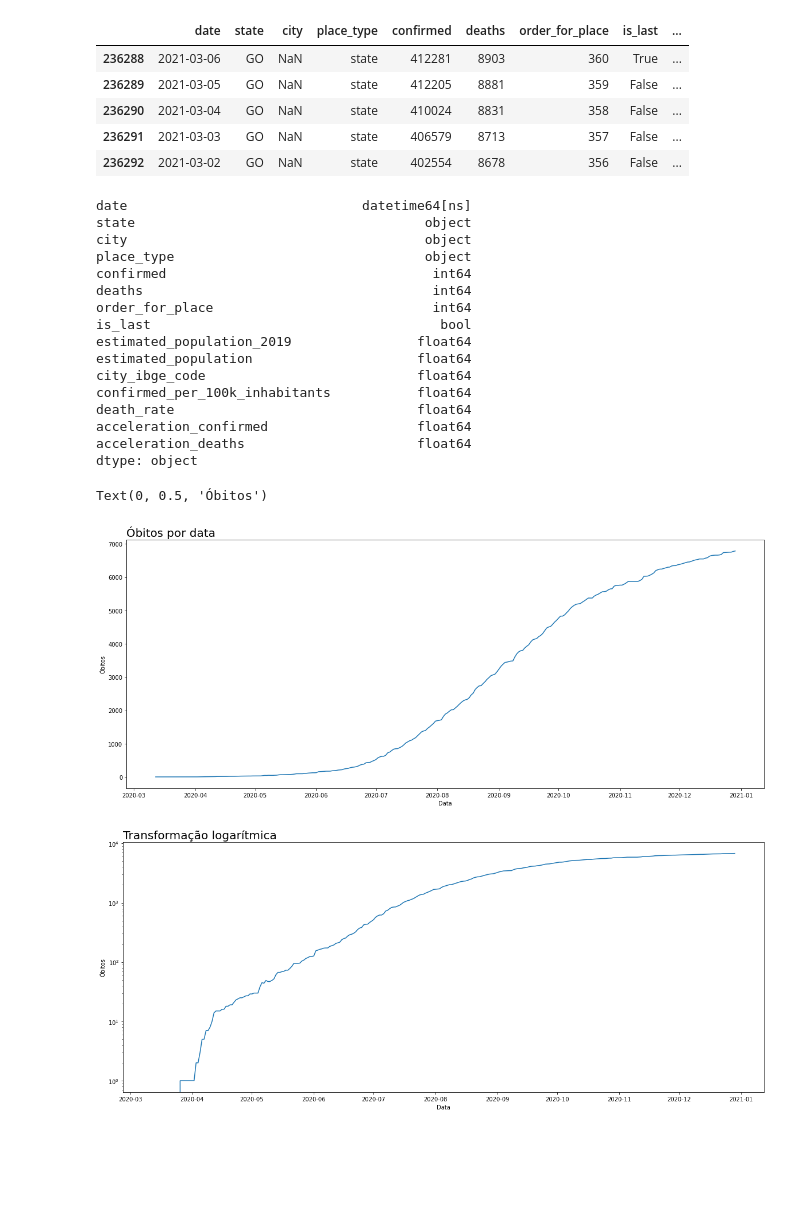
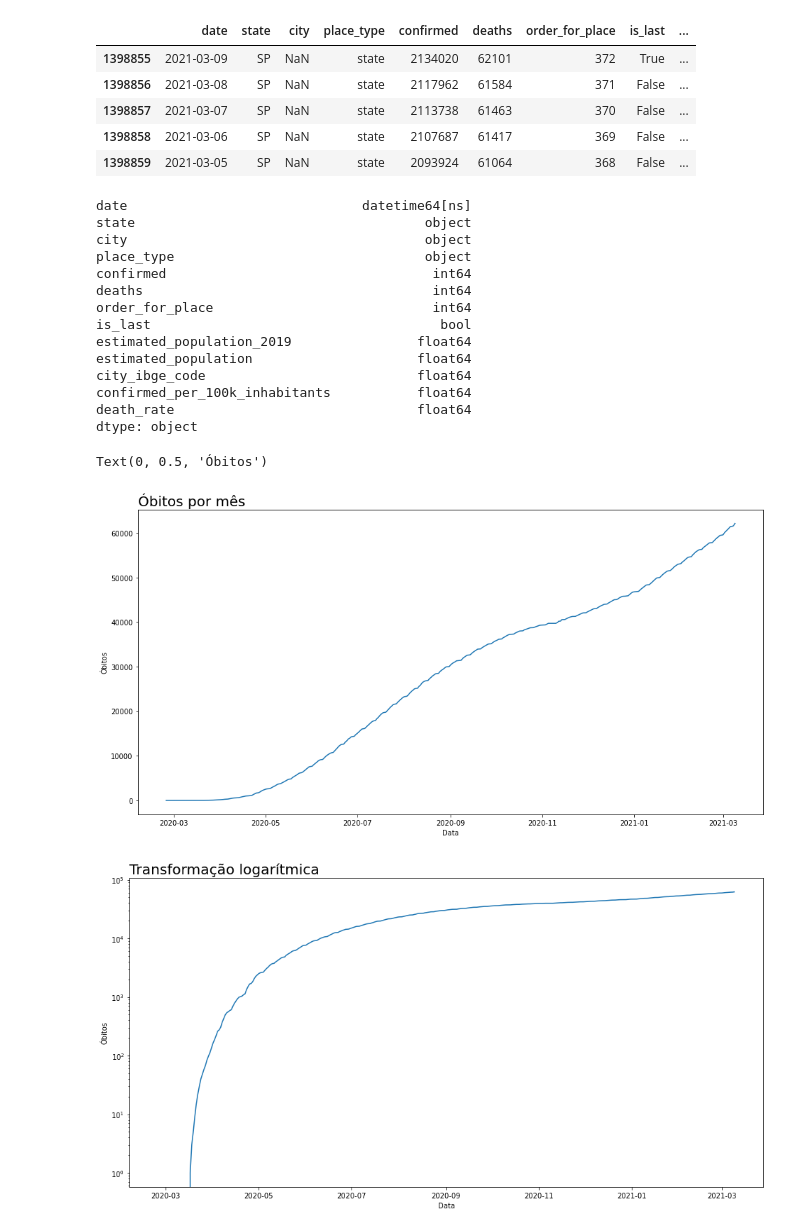
Before and after one commit to mauroslima/estudos_data_science, a Jupyter notebook: analise_exploratoria/analise_exploratoria_covid.ipynb, the cells around one changed output. Drawn from its saved outputs; the diff is of its cells as text; code cells hidden in the pictures; blank space fills up the shorter version.

```diff
--- a/analise_exploratoria/analise_exploratoria_covid.ipynb
+++ b/analise_exploratoria/analise_exploratoria_covid.ipynb
@@ -20,20 +20,20 @@ def baixar_arquivo(url, arquivo):
 baixar_arquivo('https://data.brasil.io/dataset/covid19/caso.csv.gz', 'caso.csv.gz' )
 with gzip.open('caso.csv.gz') as f:
   df = pd.read_csv(f)
-# filtrando casos por estado
-df_go = df[(df['state'] == 'GO') & (df['place_type'] == 'state')]
-df_go.head()
+#filtrando casos por estado
+df_sp = df[(df['state'] == 'SP') & (df['place_type'] == 'state')]
+df_sp.head()
 # %% [output]
 |  | date | state | city | place_type | confirmed | deaths | order_for_place | is_last | ... |
-| 236288 | 2021-03-06 | GO | NaN | state | 412281 | 8903 | 360 | True | ... |
-| 236289 | 2021-03-05 | GO | NaN | state | 412205 | 8881 | 359 | False | ... |
-| 236290 | 2021-03-04 | GO | NaN | state | 410024 | 8831 | 358 | False | ... |
-| 236291 | 2021-03-03 | GO | NaN | state | 406579 | 8713 | 357 | False | ... |
-| 236292 | 2021-03-02 | GO | NaN | state | 402554 | 8678 | 356 | False | ... |
+| 1398855 | 2021-03-09 | SP | NaN | state | 2134020 | 62101 | 372 | True | ... |
+| 1398856 | 2021-03-08 | SP | NaN | state | 2117962 | 61584 | 371 | False | ... |
+| 1398857 | 2021-03-07 | SP | NaN | state | 2113738 | 61463 | 370 | False | ... |
+| 1398858 | 2021-03-06 | SP | NaN | state | 2107687 | 61417 | 369 | False | ... |
+| 1398859 | 2021-03-05 | SP | NaN | state | 2093924 | 61064 | 368 | False | ... |
 # %%
 #conversão do campo data
-data_go['date'] = pd.to_datetime(data_go['date'])
-data_go.dtypes
+df_sp['date'] = pd.to_datetime(df_sp['date'])
+df_sp.dtypes
 # %% [output]
 date                              datetime64[ns]
 state                                     object
@@ -48,28 +48,26 @@ estimated_population                     float64
 city_ibge_code                           float64
 confirmed_per_100k_inhabitants           float64
 death_rate                               float64
-acceleration_confirmed                   float64
-acceleration_deaths                      float64
 dtype: object
 # %%
-#crescimento dos óbitos por data
-plt.figure(figsize=(20,8))
-fig = sns.lineplot(x='date', y='deaths', data=data_go)
-fig.set_title('Óbitos por data', loc='left', fontsize=20)
+#óbitos por data
+plt.figure(figsize=(16,8))
+fig = sns.lineplot(x='date', y='deaths', data=df_sp)
+fig.set_title('Óbitos por mês', loc='left', fontsize=20)
 fig.set_xlabel('Data')
 fig.set_ylabel('Óbitos')
 # %% [output]
 Text(0, 0.5, 'Óbitos')
-[figure, old version]
+[figure, new version]
 # %%
 #transformação logarítmica
-plt.figure(figsize=(20,8))
-fig = sns.lineplot(x='date', y='deaths', data=data_go)
+plt.figure(figsize=(16,8))
+fig = sns.lineplot(x='date', y='deaths', data=df_sp)
 fig.set_title('Transformação logarítmica', loc='left', fontsize=20)
 fig.set_xlabel('Data')
 fig.set_ylabel('Óbitos')
 fig.set_yscale('log')
 # %% [output]
-[figure, old version]
+[figure, new version]
 # %%
 #comparação casos confirmados X mortes
```
Also changed, not shown: parts of 14 cells of this notebook.
